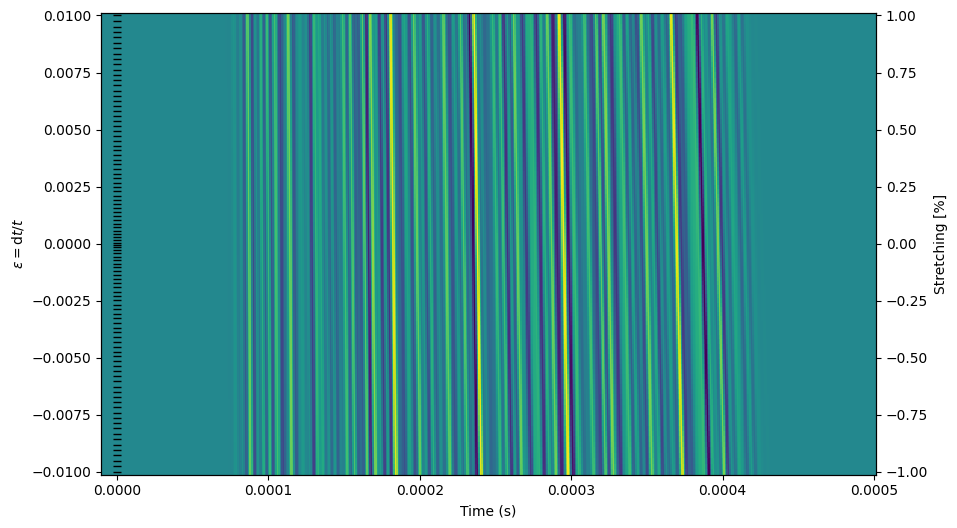
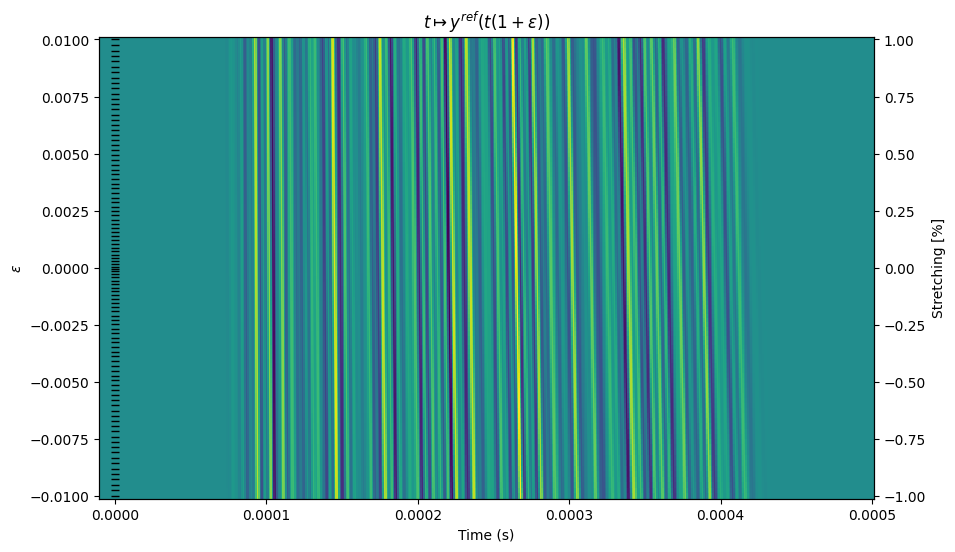
The change to this notebook cell's code, shown as a diff; its figure went from the first image to the second:
--- before
+++ after
@@ -1,5 +1,5 @@
 # Display
 fig = plt.figure(figsize=(10, 6))
-ax = fig.add_subplot(111, xlabel='Time (s)', ylabel='$ \epsilon = \mathrm{d}t/t $')
+ax = fig.add_subplot(111, xlabel='Time (s)', ylabel='$ \epsilon $')
 
 ax.pcolormesh(
@@ -11,4 +11,5 @@
 # show the epsilon grid as ticks on yaxis
 ax.plot(eps_search * 0, eps_search, "k_"); 
+ax.set_title(r'$t \mapsto y^{ref}(t (1 + \epsilon)) $')
 bx = ax.twinx()
 bx.set_ylim(np.asarray(ax.get_ylim())*100.)

Commit: ?